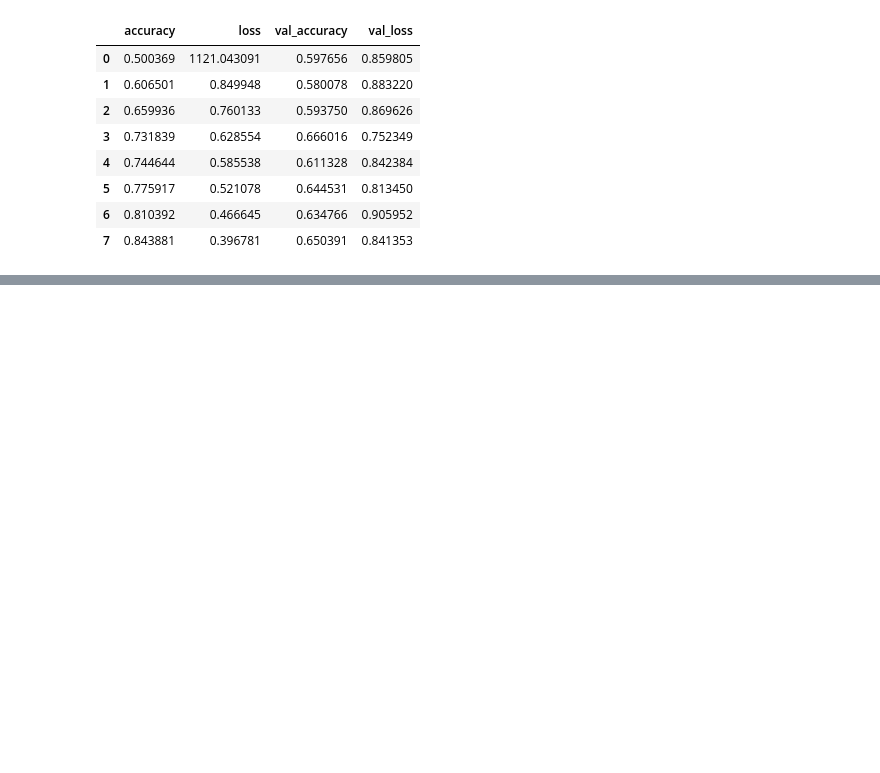
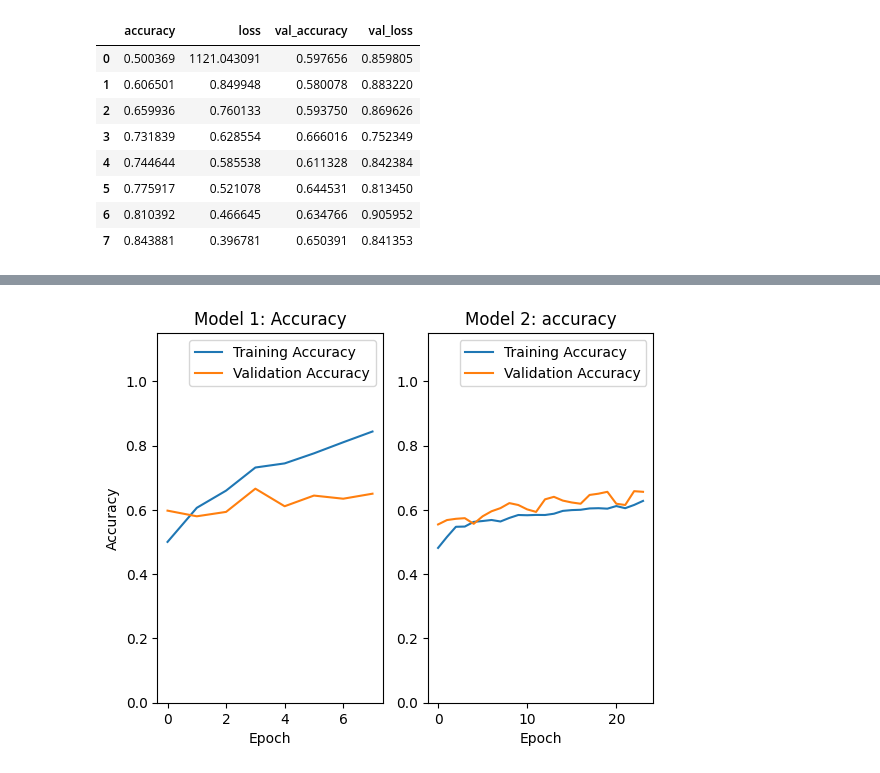
Before and after one commit to ryadl14/dementia_classifier, a Jupyter notebook: scripts/script.ipynb, the cells around one changed output, grey strips where cells are left out. Cells and saved outputs as stored; diff of their text form; code cells hidden in the pictures; blank space fills up the shorter version.

```diff
--- a/scripts/script.ipynb
+++ b/scripts/script.ipynb
@@ -339,0 +435,21 @@ IndexError: too many indices for array: array is 0-dimensional, but 2 were index
+# %%
+fig, (ax1, ax2) = plt.subplots(1,2)
+
+ax1.plot (model_training.epoch, model_training.history["accuracy"], label = 'Training Accuracy')
+ax1.plot (model_training.epoch, model_training.history["val_accuracy"], label = 'Validation Accuracy')
+ax1.set_title("Model 1: Accuracy")
+ax1.set_ylabel("Accuracy")
+ax1.set_xlabel("Epoch")
+ax1.set_ylim(0,1.15)
+ax1.legend()
+
+ax2.plot (model_training_v2.epoch, model_training_v2.history["accuracy"], label = 'Training Accuracy')
+ax2.plot (model_training_v2.epoch, model_training_v2.history["val_accuracy"], label = 'Validation Accuracy')
+ax2.legend()
+ax2.set_title("Model 2: accuracy")
+ax2.set_ylim(0,1.15)
+ax2.set_xlabel("Epoch")
+
+plt.show()
+# %% [output]
+[figure, added]
```
Also changed, not shown: parts of 24 cells of this notebook.
